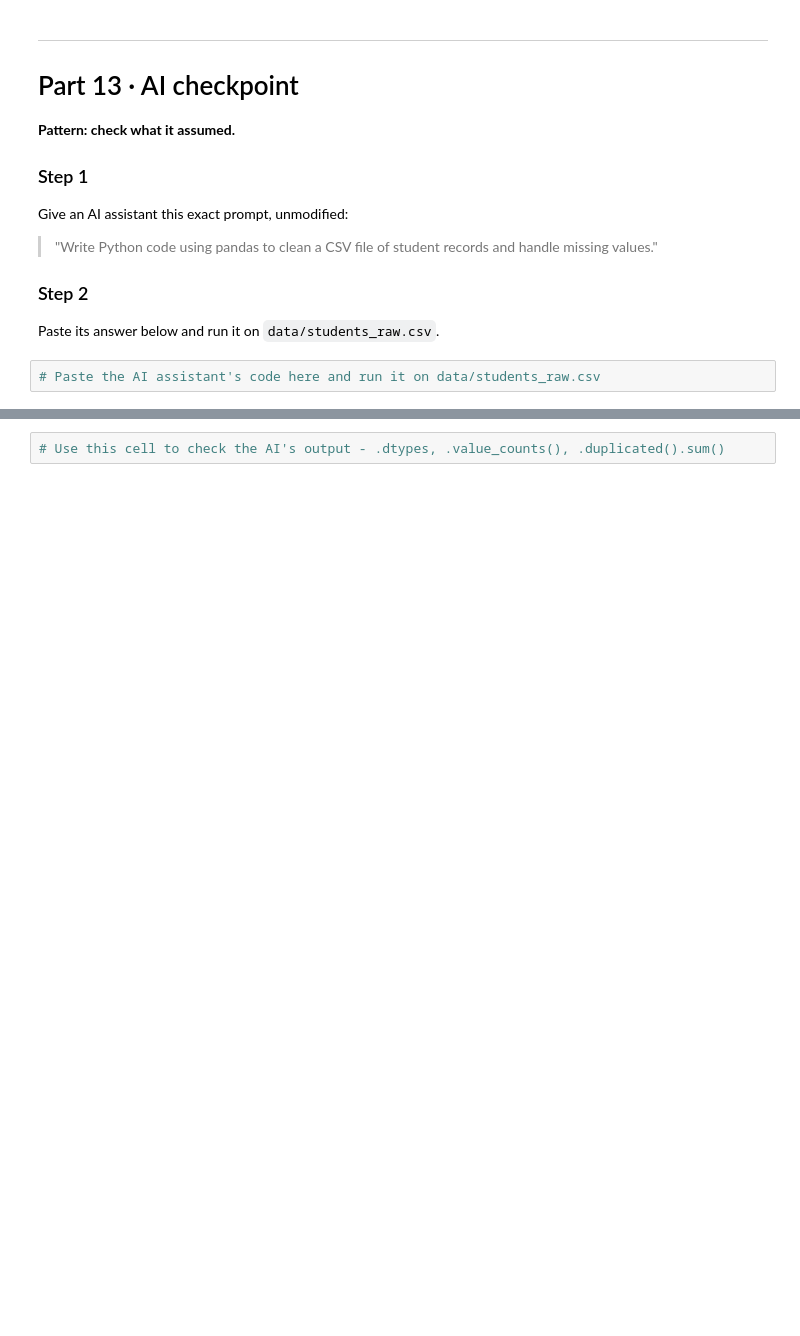
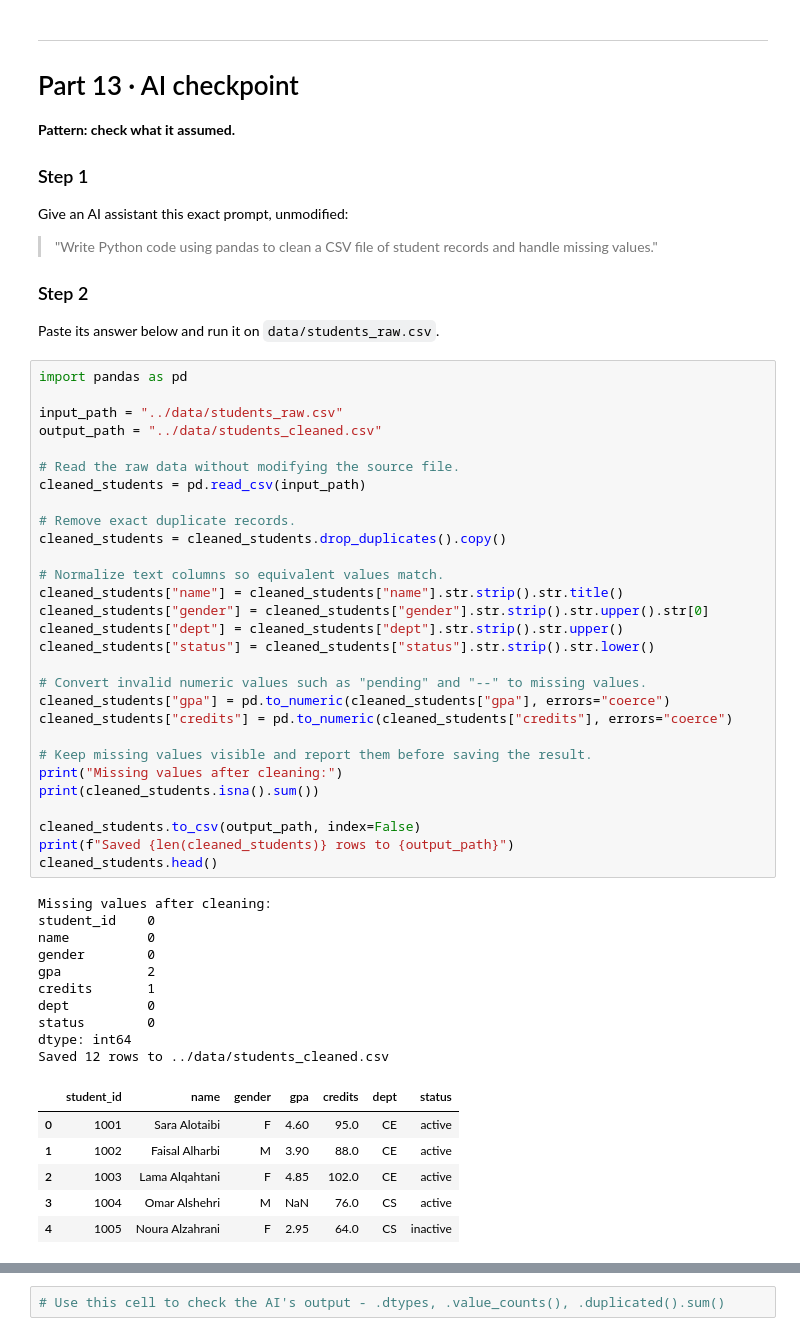
Before and after one commit to hebaak19/arti303-2259177-alkatheri, a Jupyter notebook: notebooks/lab05.ipynb, the cells around one changed output, grey strips where cells are left out. Saved outputs shown, nothing was run; the diff lists cells and outputs as text; blank space fills up the shorter version.

```diff
--- a/notebooks/lab05.ipynb
+++ b/notebooks/lab05.ipynb
@@ -1104,7 +1378,51 @@ Give an AI assistant this exact prompt, unmodified:
 ### Step 2
 Paste its answer below and run it on `data/students_raw.csv`.
 # %%
-# Paste the AI assistant's code here and run it on data/students_raw.csv
+import pandas as pd
+
+input_path = "../data/students_raw.csv"
+output_path = "../data/students_cleaned.csv"
+
+# Read the raw data without modifying the source file.
+cleaned_students = pd.read_csv(input_path)
+
+# Remove exact duplicate records.
+cleaned_students = cleaned_students.drop_duplicates().copy()
+
+# Normalize text columns so equivalent values match.
+cleaned_students["name"] = cleaned_students["name"].str.strip().str.title()
+cleaned_students["gender"] = cleaned_students["gender"].str.strip().str.upper().str[0]
+cleaned_students["dept"] = cleaned_students["dept"].str.strip().str.upper()
+cleaned_students["status"] = cleaned_students["status"].str.strip().str.lower()
+
+# Convert invalid numeric values such as "pending" and "--" to missing values.
+cleaned_students["gpa"] = pd.to_numeric(cleaned_students["gpa"], errors="coerce")
+cleaned_students["credits"] = pd.to_numeric(cleaned_students["credits"], errors="coerce")
+
+# Keep missing values visible and report them before saving the result.
+print("Missing values after cleaning:")
+print(cleaned_students.isna().sum())
+
+cleaned_students.to_csv(output_path, index=False)
+print(f"Saved {len(cleaned_students)} rows to {output_path}")
+cleaned_students.head()
+# %% [output]
+Missing values after cleaning:
+student_id    0
+name          0
+gender        0
+gpa           2
+credits       1
+dept          0
+status        0
+dtype: int64
+Saved 12 rows to ../data/students_cleaned.csv
+|  | student_id | name | gender | gpa | credits | dept | status |
+| 0 | 1001 | Sara Alotaibi | F | 4.60 | 95.0 | CE | active |
+| 1 | 1002 | Faisal Alharbi | M | 3.90 | 88.0 | CE | active |
+| 2 | 1003 | Lama Alqahtani | F | 4.85 | 102.0 | CE | active |
+| 3 | 1004 | Omar Alshehri | M | NaN | 76.0 | CS | active |
+| 4 | 1005 | Noura Alzahrani | F | 2.95 | 64.0 | CS | inactive |
 # %% [markdown]
 ### Step 3 — answer these
 
```
Also changed, not shown: parts of 48 cells of this notebook, 3 other files.
